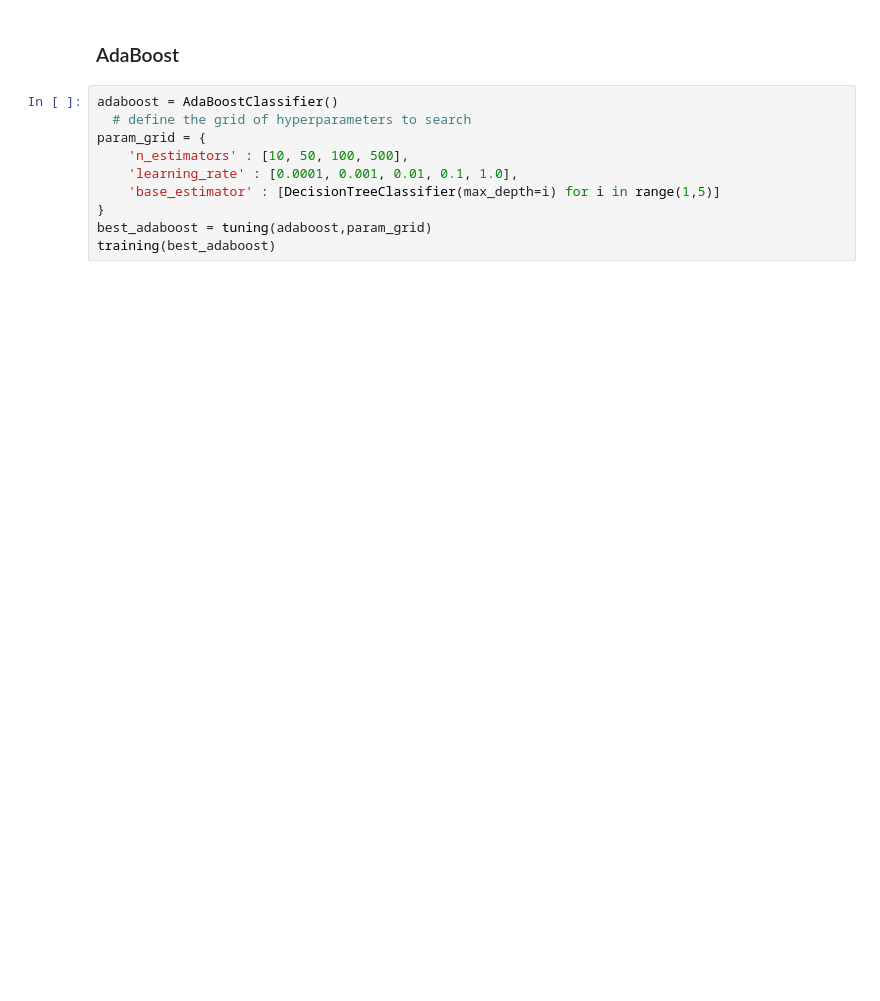
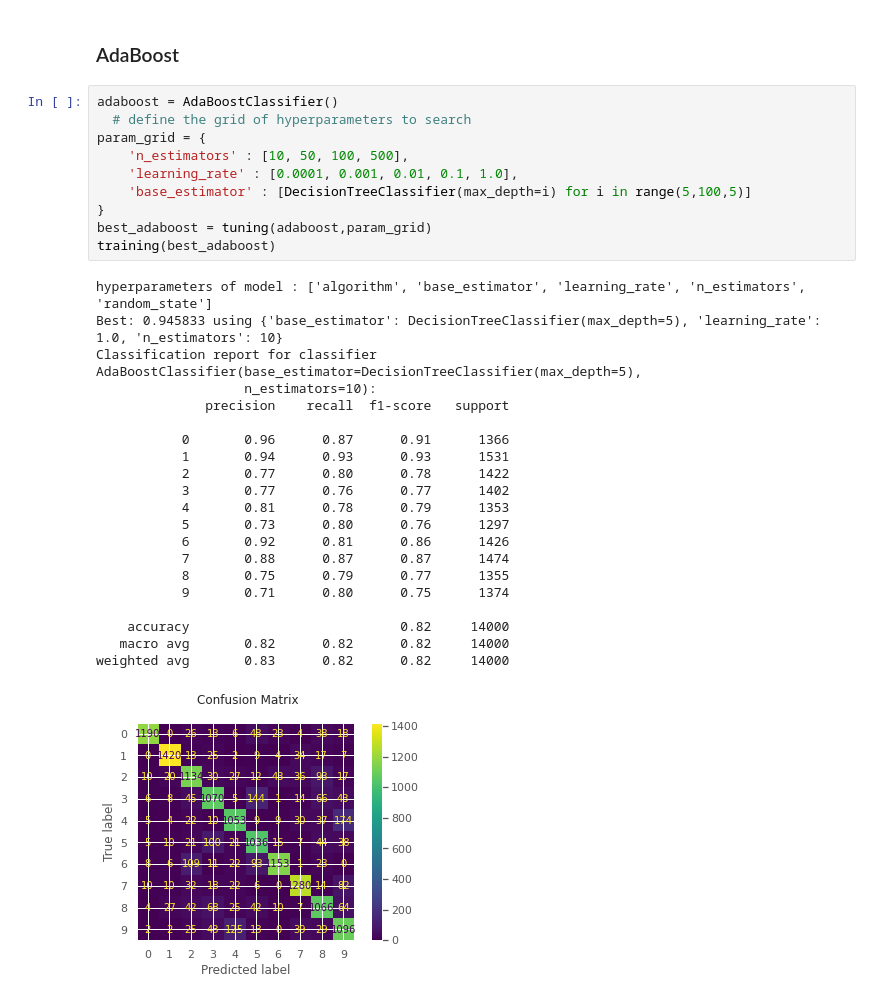
Before and after one commit to peyman886/ADS, a Jupyter notebook: 3_Classification/Classification.ipynb, the cells around one changed output. Saved outputs shown, nothing was run; the diff lists cells and outputs as text; blank space fills up the shorter version.

```diff
--- a/3_Classification/Classification.ipynb
+++ b/3_Classification/Classification.ipynb
@@ -651,10 +666,32 @@ weighted avg       0.93      0.93      0.93        40
 # %%
 adaboost = AdaBoostClassifier()
   # define the grid of hyperparameters to search
 param_grid = {
     'n_estimators' : [10, 50, 100, 500],
     'learning_rate' : [0.0001, 0.001, 0.01, 0.1, 1.0],
-    'base_estimator' : [DecisionTreeClassifier(max_depth=i) for i in range(1,5)]
+    'base_estimator' : [DecisionTreeClassifier(max_depth=i) for i in range(5,100,5)]
 }
 best_adaboost = tuning(adaboost,param_grid)
 training(best_adaboost)
+# %% [output]
+hyperparameters of model : ['algorithm', 'base_estimator', 'learning_rate', 'n_estimators', 'random_state']
+Best: 0.945833 using {'base_estimator': DecisionTreeClassifier(max_depth=5), 'learning_rate': 1.0, 'n_estimators': 10}
+Classification report for classifier AdaBoostClassifier(base_estimator=DecisionTreeClassifier(max_depth=5),
+                   n_estimators=10):
+              precision    recall  f1-score   support
+
+           0       0.96      0.87      0.91      1366
+           1       0.94      0.93      0.93      1531
+           2       0.77      0.80      0.78      1422
+           3       0.77      0.76      0.77      1402
+           4       0.81      0.78      0.79      1353
+           5       0.73      0.80      0.76      1297
+           6       0.92      0.81      0.86      1426
+           7       0.88      0.87      0.87      1474
+           8       0.75      0.79      0.77      1355
+           9       0.71      0.80      0.75      1374
+
+    accuracy                           0.82     14000
+   macro avg       0.82      0.82      0.82     14000
+weighted avg       0.83      0.82      0.82     14000
+[figure, added]
```
Also changed, not shown: parts of 21 cells of this notebook.
